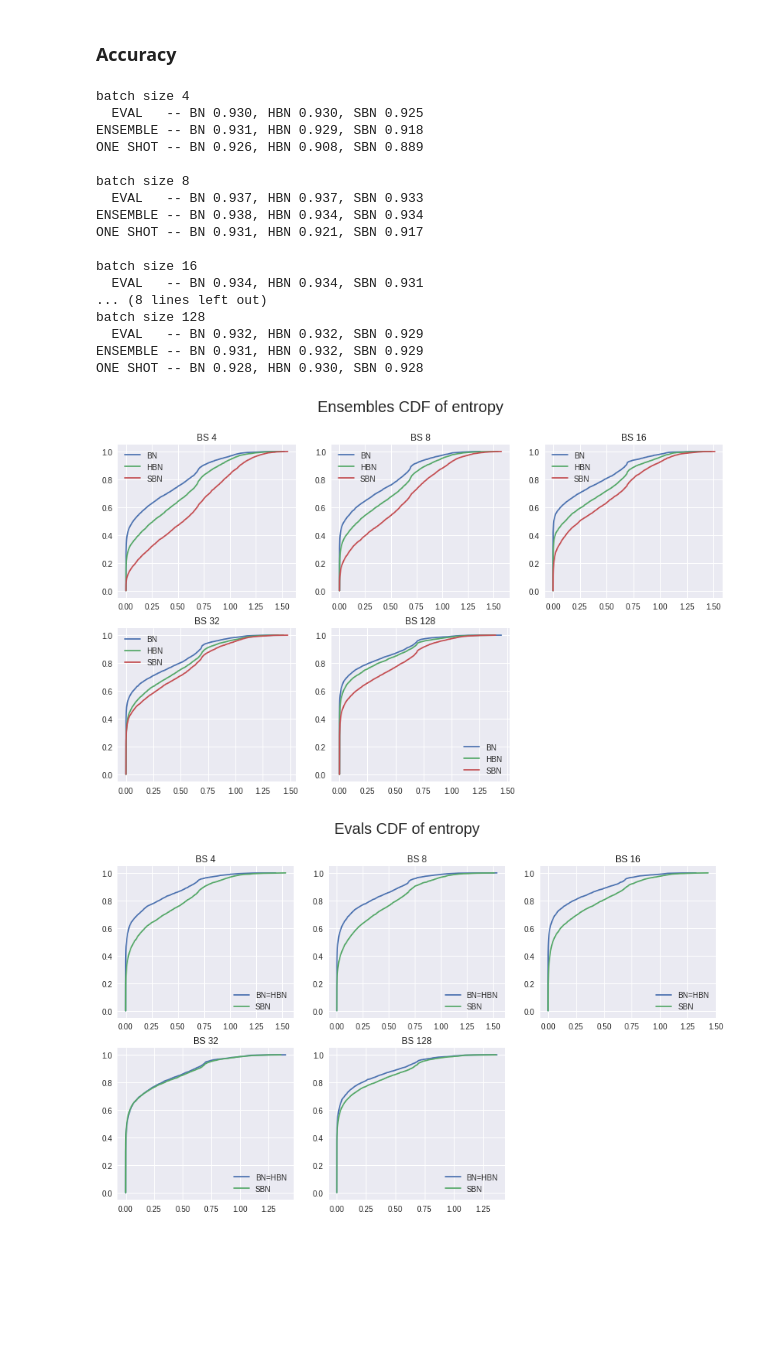
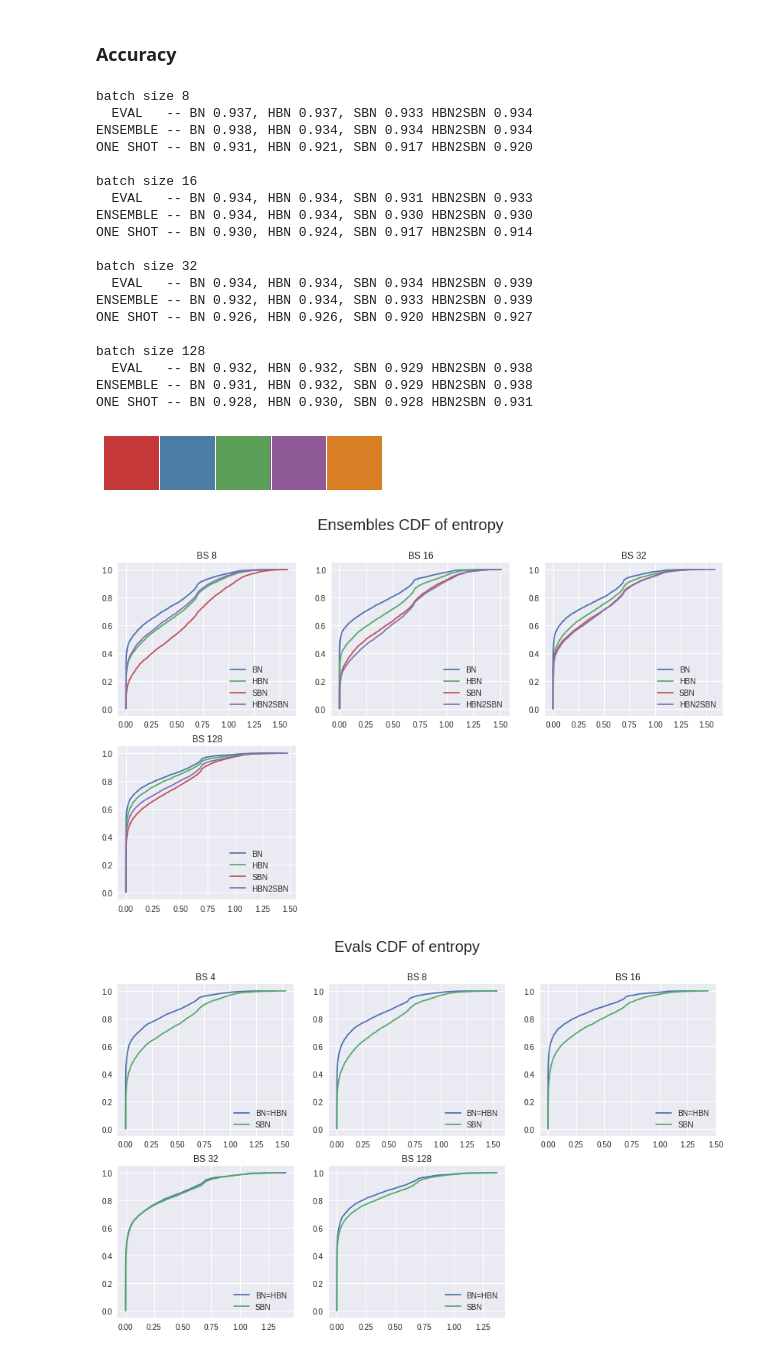
Before and after one commit to AndrewAtanov/StochBN, a Jupyter notebook: HierarchicalBN.ipynb, the cells around one changed output. Cells and saved outputs as stored; diff of their text form; code cells hidden in the pictures; blank space fills up the shorter version.

```diff
--- a/HierarchicalBN.ipynb
+++ b/HierarchicalBN.ipynb
@@ -86,0 +89,9 @@ torch.save({'bn': bn_res, 'sbn': sbn_res, 'hbn': hbn_res}, 'bn_types_uncertainty
+# %%
+res['hbn2sbn'] = {}
+for bs in [8, 16, 32, 128]:
+    net_hbn2sbn = load_model('vgg-exps/cifar5/hbn2sbn/bs{}/best_model'.format(bs))
+    net_hbn2sbn.eval()
+
+    set_bn_mode(net_hbn2sbn, 'StochBN')
+
+    res['hbn2sbn'][bs] = uncertainty_acc(net_hbn2sbn, cifar5_test, cifar5rest_test)
@@ -87,60 +100,75 @@ torch.save({'bn': bn_res, 'sbn': sbn_res, 'hbn': hbn_res}, 'bn_types_uncertainty
 # %% [markdown]
 ### Accuracy
 # %%
-for bs in bs_grid:
+for bs in bs_grid[1:]:
     print('\nbatch size {}'.format(bs))
-    print('  EVAL   -- BN {:.3f}, HBN {:.3f}, SBN {:.3f}'.format(bn_res[bs][1]['eval/acc'],
-                                                                 hbn_res[bs][1]['eval/acc'],
-                                                                 sbn_res[bs][1]['eval/acc']))
+    print('  EVAL   -- BN {:.3f}, HBN {:.3f}, SBN {:.3f} HBN2SBN {:.3f}'.format(res['bn'][bs][1]['eval/acc'],
+                                                                                res['hbn'][bs][1]['eval/acc'],
+                                                                                res['sbn'][bs][1]['eval/acc'],
+                                                                                res['hbn2sbn'][bs][1]['eval/acc']))
 
 
-    print('ENSEMBLE -- BN {:.3f}, HBN {:.3f}, SBN {:.3f}'.format(bn_res[bs][1]['ensemble/acc'],
-                                                                 hbn_res[bs][1]['ensemble/acc'],
-                                                                 sbn_res[bs][1]['ensemble/acc']))
+    print('ENSEMBLE -- BN {:.3f}, HBN {:.3f}, SBN {:.3f} HBN2SBN {:.3f}'.format(res['bn'][bs][1]['ensemble/acc'],
+                                                                                res['hbn'][bs][1]['ensemble/acc'],
+                                                                                res['sbn'][bs][1]['ensemble/acc'],
+                                                                                res['hbn2sbn'][bs][1]['ensemble/acc']))
 
-    print('ONE SHOT -- BN {:.3f}, HBN {:.3f}, SBN {:.3f}'.format(bn_res[bs][1]['one_shot/acc'],
-                                                                 hbn_res[bs][1]['one_shot/acc'],
-                                                                 sbn_res[bs][1]['one_shot/acc']))
+    print('ONE SHOT -- BN {:.3f}, HBN {:.3f}, SBN {:.3f} HBN2SBN {:.3f}'.format(res['bn'][bs][1]['one_shot/acc'],
+                                                                                res['hbn'][bs][1]['one_shot/acc'],
+                                                                                res['sbn'][bs][1]['one_shot/acc'],
+                                                                                res['hbn2sbn'][bs][1]['one_shot/acc']))
 # %% [output]
-batch size 4
-  EVAL   -- BN 0.930, HBN 0.930, SBN 0.925
-ENSEMBLE -- BN 0.931, HBN 0.929, SBN 0.918
-ONE SHOT -- BN 0.926, HBN 0.908, SBN 0.889
-
 batch size 8
-  EVAL   -- BN 0.937, HBN 0.937, SBN 0.933
-ENSEMBLE -- BN 0.938, HBN 0.934, SBN 0.934
-ONE SHOT -- BN 0.931, HBN 0.921, SBN 0.917
+  EVAL   -- BN 0.937, HBN 0.937, SBN 0.933 HBN2SBN 0.934
+ENSEMBLE -- BN 0.938, HBN 0.934, SBN 0.934 HBN2SBN 0.934
+ONE SHOT -- BN 0.931, HBN 0.921, SBN 0.917 HBN2SBN 0.920
 
 batch size 16
-  EVAL   -- BN 0.934, HBN 0.934, SBN 0.931
-... (8 lines left out)
+  EVAL   -- BN 0.934, HBN 0.934, SBN 0.931 HBN2SBN 0.933
+ENSEMBLE -- BN 0.934, HBN 0.934, SBN 0.930 HBN2SBN 0.930
+ONE SHOT -- BN 0.930, HBN 0.924, SBN 0.917 HBN2SBN 0.914
+
+batch size 32
+  EVAL   -- BN 0.934, HBN 0.934, SBN 0.934 HBN2SBN 0.939
+ENSEMBLE -- BN 0.932, HBN 0.934, SBN 0.933 HBN2SBN 0.939
+ONE SHOT -- BN 0.926, HBN 0.926, SBN 0.920 HBN2SBN 0.927
+
 batch size 128
-  EVAL   -- BN 0.932, HBN 0.932, SBN 0.929
-ENSEMBLE -- BN 0.931, HBN 0.932, SBN 0.929
-ONE SHOT -- BN 0.928, HBN 0.930, SBN 0.928
+  EVAL   -- BN 0.932, HBN 0.932, SBN 0.929 HBN2SBN 0.938
+ENSEMBLE -- BN 0.931, HBN 0.932, SBN 0.929 HBN2SBN 0.938
+ONE SHOT -- BN 0.928, HBN 0.930, SBN 0.928 HBN2SBN 0.931
+# %%
+colors = sns.color_palette(palette='Set1', n_colors=len(bs_grid), desat=.7)
+sns.palplot(colors)
+# %% [output]
+[figure, added]
 # %%
 plt.figure(figsize=(14, 8))
 
 plt.suptitle('Ensembles CDF of entropy', size=20)
-for i, [c, bs] in enumerate(zip(colors, bs_grid)):
+for i, bs in enumerate(bs_grid[1:]):
     plt.subplot(2, 3, i + 1)
     plt.title('BS {}'.format(bs))
-    ent = bn_res[bs][0]['ensemble/entropy']
+    ent = res['bn'][bs][0]['ensemble/entropy']
     n = len(ent)
     plt.plot(sorted(ent), (np.arange(n) + 1.) / n, label='BN'.format(bs))
 
-    ent = hbn_res[bs][0]['ensemble/entropy']
+    ent = res['hbn'][bs][0]['ensemble/entropy']
     n = len(ent)
     plt.plot(sorted(ent), (np.arange(n) + 1.) / n, label='HBN')
 
-    ent = sbn_res[bs][0]['ensemble/entropy']
+    ent = res['sbn'][bs][0]['ensemble/entropy']
     n = len(ent)
     plt.plot(sorted(ent), (np.arange(n) + 1.) / n, label='SBN')
 
+    ent = res['hbn2sbn'][bs][0]['ensemble/entropy']
+    n = len(ent)
+    plt.plot(sorted(ent), (np.arange(n) + 1.) / n, label='HBN2SBN')
+
+
     plt.legend()
 # %% [output]
-[figure, old version]
+[figure, new version]
 # %%
 plt.figure(figsize=(14, 8))
 plt.suptitle('Evals CDF of entropy', size=20)
```
Also changed, not shown: parts of 9 cells of this notebook.
